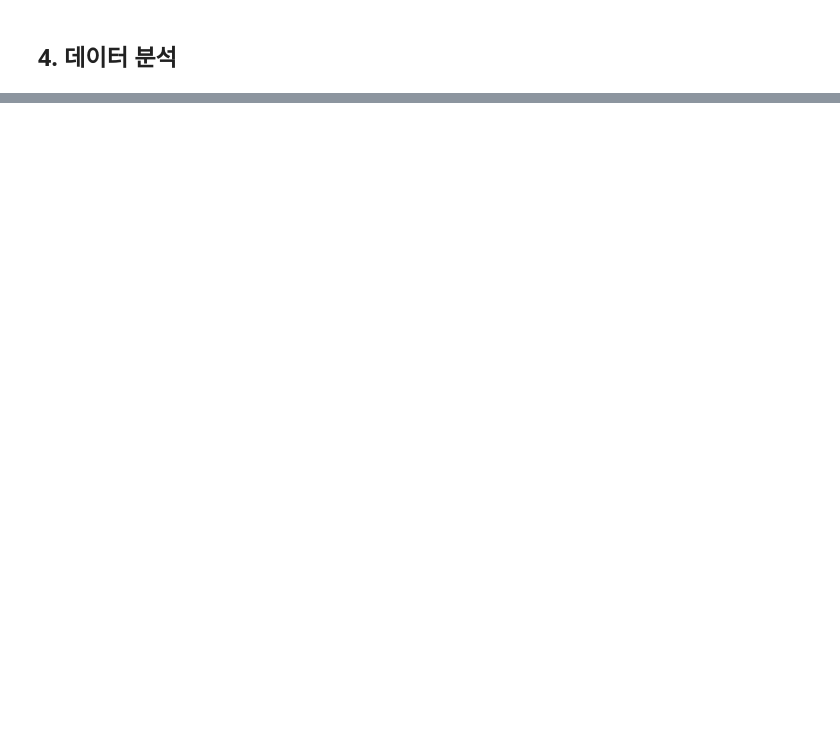
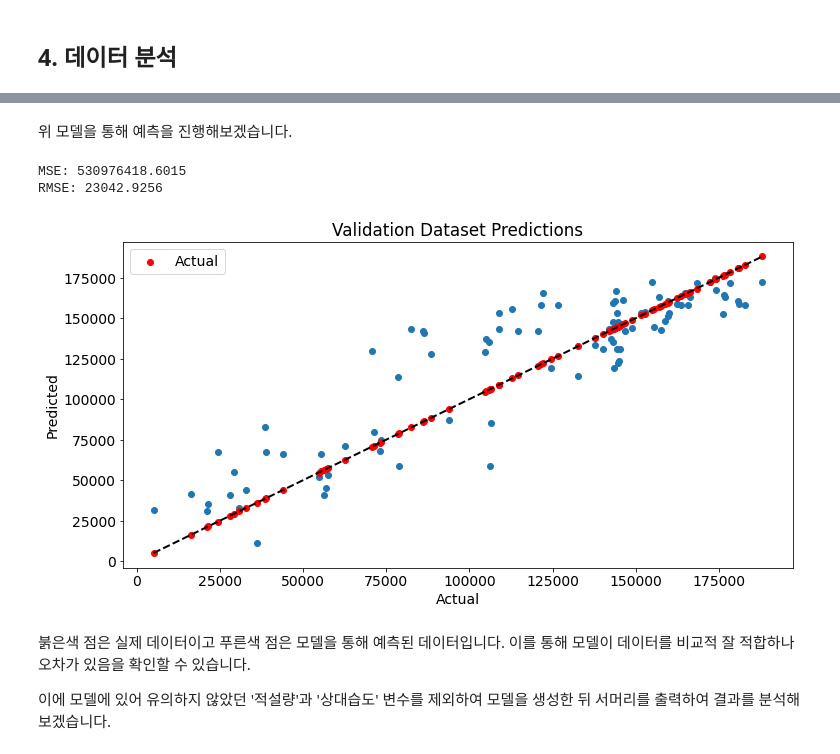
Before and after one commit to jaewonE/Minimizing-bicycle-rearrangement-through-public-bicycle-data-analysis, a Jupyter notebook: 12조 최종보고서.ipynb, the cells around one changed output, grey strips where cells are left out. Saved outputs shown, nothing was run; the diff lists cells and outputs as text; code cells hidden in the pictures; blank space fills up the shorter version.

```diff
--- a/12조 최종보고서.ipynb
+++ b/12조 최종보고서.ipynb
@@ -1133,0 +1166,12 @@ plt.show()
+# %%
+# Load csv
+weather = pd.read_csv('data/weather.csv', index_col=0).loc['2022-07-01':'2022-12-31']
+rent = pd.read_csv('data/rent_by_date.csv', index_col=0)
+
+# 날씨 데이터 표준화
+# inverse: std_scaler.inverse_transform(data)
+std_scaler = StandardScaler()
+data = weather
+data['rent_count'] = rent.sum(axis=1)
+
+data.describe()
@@ -1133,0 +1206,3 @@ plt.show()
+# %%
+# split data
+x_train, x_test, y_train, y_test = train_test_split(data.iloc[:,:-1], data['rent_count'], test_size=0.5, random_state=42)
@@ -1133,0 +1213,8 @@ plt.show()
+# %%
+# Add Constant on x data
+x_train = sm.add_constant(x_train)
+x_test = sm.add_constant(x_test)
+
+# Generate OLS model
+model = sm.OLS(y_train, x_train).fit()
+print(model.summary())
@@ -1133,0 +1251,29 @@ plt.show()
+# %% [markdown]
+위 모델을 통해 예측을 진행해보겠습니다.
+# %%
+# Predict test data
+y_pred = model.predict(x_test)
+
+# mse, rmse
+mse = mean_squared_error(y_test, y_pred)
+rmse = mse ** 0.5
+print(f'MSE: {mse:.4f}')
+print(f'RMSE: {rmse:.4f}')
+
+# Show prediction graph
+plt.scatter(y_test, y_pred)
+plt.scatter(y_test, y_test, color='red', label='Actual')  # Mark actual values with red dots
+plt.plot([y_test.min(), y_test.max()], [y_test.min(), y_test.max()], 'k--', lw=2)
+plt.xlabel('Actual')
+plt.ylabel('Predicted')
+plt.title('Validation Dataset Predictions')
+plt.legend()
+plt.show()
+# %% [output]
+MSE: 530976418.6015
+RMSE: 23042.9256
+[figure, added]
+# %% [markdown]
+붉은색 점은 실제 데이터이고 푸른색 점은 모델을 통해 예측된 데이터입니다. 이를 통해 모델이 데이터를 비교적 잘 적합하나 오차가 있음을 확인할 수 있습니다.
+
+이에 모델에 있어 유의하지 않았던 '적설량'과 '상대습도' 변수를 제외하여 모델을 생성한 뒤 서머리를 출력하여 결과를 분석해보겠습니다.
```
Also changed, not shown: parts of 67 cells of this notebook.
